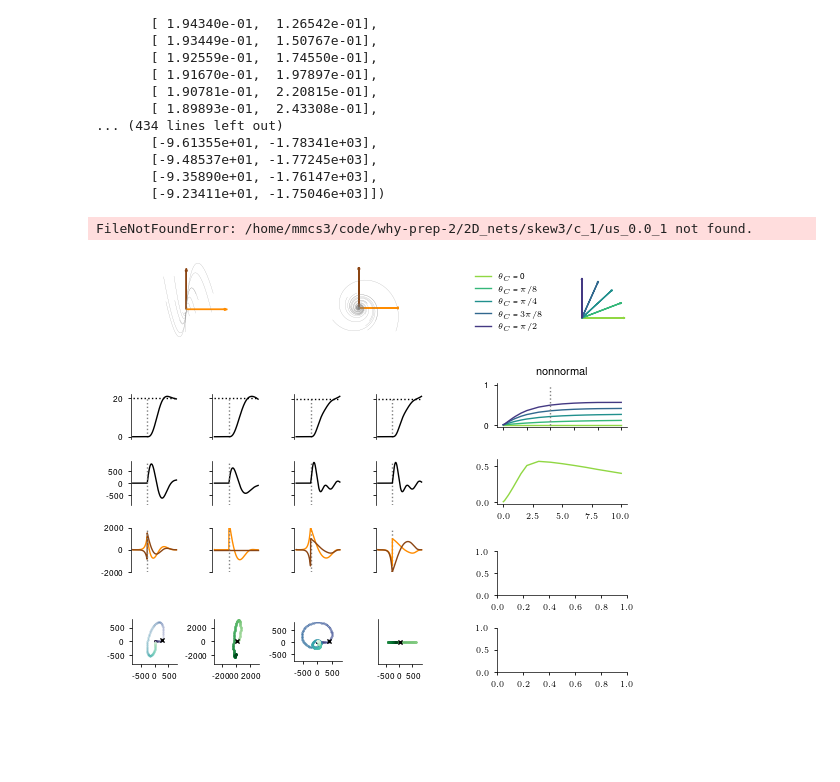
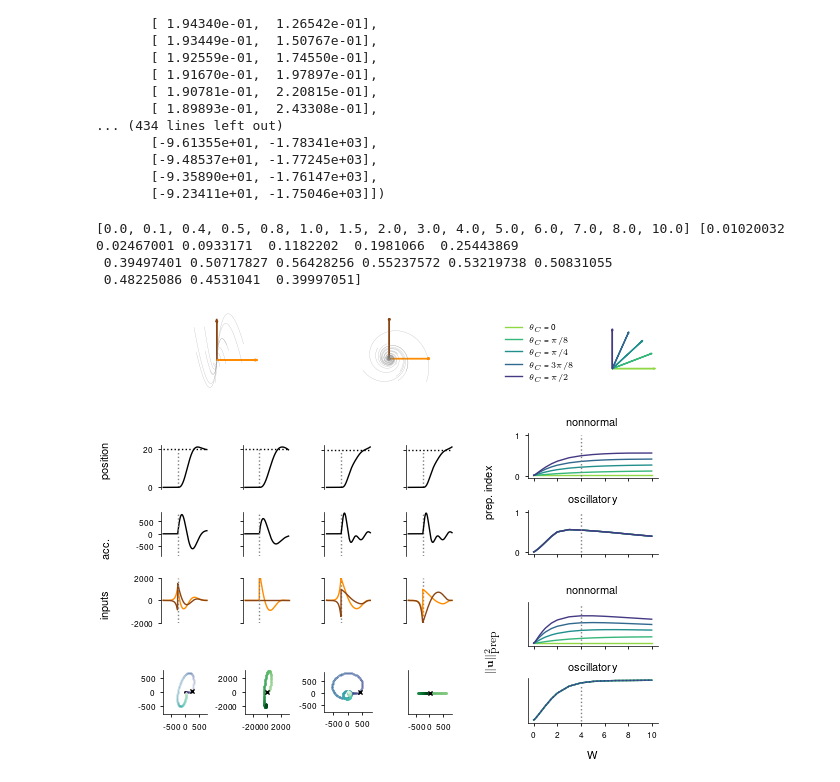
Before and after one commit to marineschimel/why-prep-2, a Jupyter notebook: notebooks/plot_2d.ipynb, the cells around one changed output. Drawn from its saved outputs; the diff is of its cells as text; code cells hidden in the pictures; blank space fills up the shorter version.

```diff
--- a/notebooks/plot_2d.ipynb
+++ b/notebooks/plot_2d.ipynb
@@ -198,6 +198,6 @@ FileNotFoundError: /home/mmcs3/code/why-prep-2/2D_nets/nonnormal/c_100/proj_obs_
 # %%
-diff_dir = "/home/mmcs3/code/why-prep-2/2D_skew_2/c_pc1"
-sum_dir = "/home/mmcs3/code/why-prep-2/2D_skew_2/c_pc2"
+diff_dir = "/home/mmcs3/code/why-prep-2/2D/2D_skew_2/c_pc1"
+sum_dir = "/home/mmcs3/code/why-prep-2/2D/2D_skew_2/c_pc2"
 fig, axes = plt.subplots(2,4, figsize=(8,3),dpi=400)
 plt.subplots_adjust(hspace=0.45, wspace=0.6)
 t_prep = 300
@@ -338,6 +339,6 @@ fig.savefig("2D_figs/skew_projs.pdf", format = "pdf", bbox_inches='tight')
 # %%
-diff_dir = "/home/mmcs3/code/why-prep-2/2D_nonnorm_2/c_pc1"
-sum_dir = "/home/mmcs3/code/why-prep-2/2D_nonnorm_2/c_pc2"
+diff_dir = "/home/mmcs3/code/why-prep-2/2D/2D_nonnorm_2/c_pc1"
+sum_dir = "/home/mmcs3/code/why-prep-2/2D/2D_nonnorm_2/c_pc2"
 fig, axes = plt.subplots(2,4, figsize=(8,3),dpi=400)
 plt.subplots_adjust(hspace=0.45, wspace=0.6)
 t_prep = 300
@@ -478,6 +480,6 @@ fig.savefig("2D_figs/nonnorm_projs.pdf", format = "pdf", bbox_inches='tight')
 # %%
 def get_dir(c=1):
-    return f"/home/mmcs3/code/why-prep-2/2D_nets/nonnormal/c_{c}"
+    return f"/home/mmcs3/code/why-prep-2/2D/2D_nets/nonnormal/c_{c}"
 
 def get_us(rad, c):
     dir = get_dir(c)
@@ -514,8 +516,8 @@ fig.savefig("2D_figs/nonnorm_vary_w.pdf", format = "pdf", bbox_inches='tight')
 16194900.312820092 4024.288795901717 7150.344500898175
 [figure]
 # %%
-dir_non = f"/home/mmcs3/code/why-prep-2/2D_nets/nonnormal"
-dir_skew = f"/home/mmcs3/code/why-prep-2/2D_nets/skew3"
+dir_non = f"/home/mmcs3/code/why-prep-2/2D/2D_nets/nonnormal"
+dir_skew = f"/home/mmcs3/code/why-prep-2/2D/2D_nets/skew3"
 def get_us(dir, rad, c=0):
     return np.loadtxt(f"{dir}/c_{c}/us_{rad}_{c}")
 
@@ -626,7 +628,7 @@ c_diff = 0
 c_sum = 4
 rad= 4.0
 def norm_projs(i):
-    m = numpy.loadtxt(f"/home/mmcs3/code/why-prep-2/2D_samples/nonnormal/c_4/proj_modes_x_{i}")
+    m = numpy.loadtxt(f"/home/mmcs3/code/why-prep-2/2D/2D_samples/nonnormal/c_4/proj_modes_x_{i}")
     range = True
     if numpy.max(numpy.abs(m)) > 1:
         range = False
@@ -825,7 +827,7 @@ axes2.spines['bottom'].set_visible(False)
 axes2.set_xlim(-1.05,1.05)
 axes2.set_ylim(-1.05,1.05)
 def norm_projs(i):
-    m = numpy.loadtxt(f"/home/mmcs3/code/why-prep-2/2D_samples/skew/c_4/proj_modes_x_{i}")
+    m = numpy.loadtxt(f"/home/mmcs3/code/why-prep-2/2D/2D_samples/skew/c_4/proj_modes_x_{i}")
     range = True
     if numpy.max(numpy.abs(m)) > 1:
         range = False
@@ -876,7 +878,7 @@ pc_skew2.set_position([pos_skew2.x0, pos_skew2.y0 - 0.05, pos_skew2.width, pos_s
 c_labels=['0', '$\\pi/8$', '$\\pi/4$', '$3\\pi/8$', '$\\pi/2$']
 for c in [0,1,2,3]:
     pi_nn.plot(rads, prep_idces(dir_non,c),color=palettec[c], label=f"$\\theta_C$ = {c_labels[c]}")
-
+print(rads,prep_idces(dir_skew,4))
 for c in [0,1,2,3, 4]:
     theta = np.pi*c/8
     axes_c.arrow(0,0, np.cos(theta),np.sin(theta), head_width = 0.03, color=palettec[c])
@@ -914,32 +916,34 @@ pi_skew.vlines(4.0, 0, 1, color = "gray", linestyle = "dotted")
 for c in [0,1,2,3,4]:
     ws_nn.plot(rads, norm_u_prep(dir_non,c),color=palettec[c])
 ws_nn.vlines(4.0, 0, 22, color = "gray", linestyle = "dotted")
 ws_nn.set_xticks([])
 ws_nn.set_yticks([])
 ws_nn.set_yticks([])
 ws_nn.set_title("nonnormal")
 c_labels=['0', '$\\pi/8$', '$\\pi/4$', '$3\\pi/8$', '$\\pi/2$']
 for c in [0,1,2,3]:
     ws_skew.plot(rads, norm_u_prep(dir_skew,c),color=palettec[c],label=f"$\\theta_C$ = {c_labels[c]}")
 ws_skew.plot(rads, norm_u_prep(dir_skew,4),color=palettec[4], linestyle="dotted", label=f"$\\theta_C$ = {c_labels[4]}")
 # ws_skew.legend(loc = (0.1, -2.5))
 
 ws_nn.set_xticks([0,2,4,6,8,10], [])
 ws_skew.set_xticks([0,2,4,6,8,10], [0,2,4,6,8,10], fontsize = fs_m1)
 ws_skew.set_yticks([])
 ws_skew.set_xlabel("W")
 ws_skew.set_title("oscillatory")
 ws_skew.vlines(4.0, 0, 25, color = "gray", linestyle = "dotted")
 # fig.text(0.28, 0.2, "time")
 # fig.text(0.28, 0.01, "neuron 1", size = fs)
 fig.text(0.05, 0.27, "inputs", rotation="vertical",  size = fs)
 fig.text(0.05, 0.39, "acc.", rotation="vertical",  size = fs)
 fig.text(0.05, 0.55, "position", rotation="vertical",  size = fs)
 # fig.text(0.05, 0.06, "neuron 2", rotation="vertical",  size = fs)
 fig.text(0.53, 0.17, "$\\|\\mathbf{u}\\|_{\\textrm{prep}}^2$", rotation="vertical", size = fs)
 fig.text(0.53, 0.47, "prep. index", rotation="vertical",  size = fs)
 # fig.text(0.05, 0.8, "\\textbf{A}", fontsize=fs)
 fig.savefig("2D_figs/test_2D_fig.pdf", format = "pdf", bbox_inches='tight')
 # %% [output]
-FileNotFoundError: /home/mmcs3/code/why-prep-2/2D_nets/skew3/c_1/us_0.0_1 not found.
+[0.0, 0.1, 0.4, 0.5, 0.8, 1.0, 1.5, 2.0, 3.0, 4.0, 5.0, 6.0, 7.0, 8.0, 10.0] [0.01020032 0.02467001 0.0933171  0.1182202  0.1981066  0.25443869
+ 0.39497401 0.50717827 0.56428256 0.55237572 0.53219738 0.50831055
+ 0.48225086 0.4531041  0.39997051]
-[figure, old version]
+[figure, new version]
```
Also changed, not shown: parts of 7 cells of this notebook, 7 other files.
